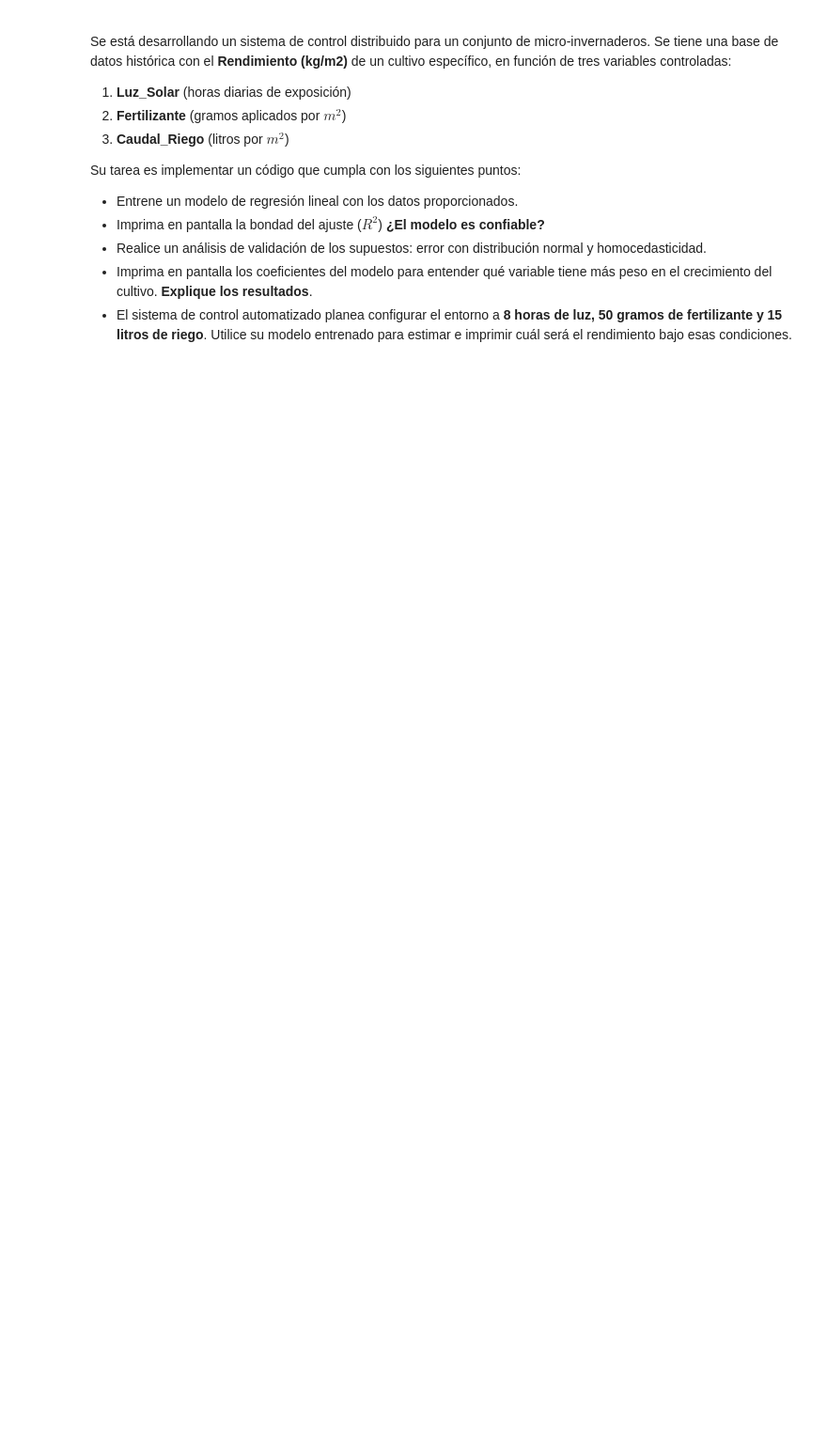
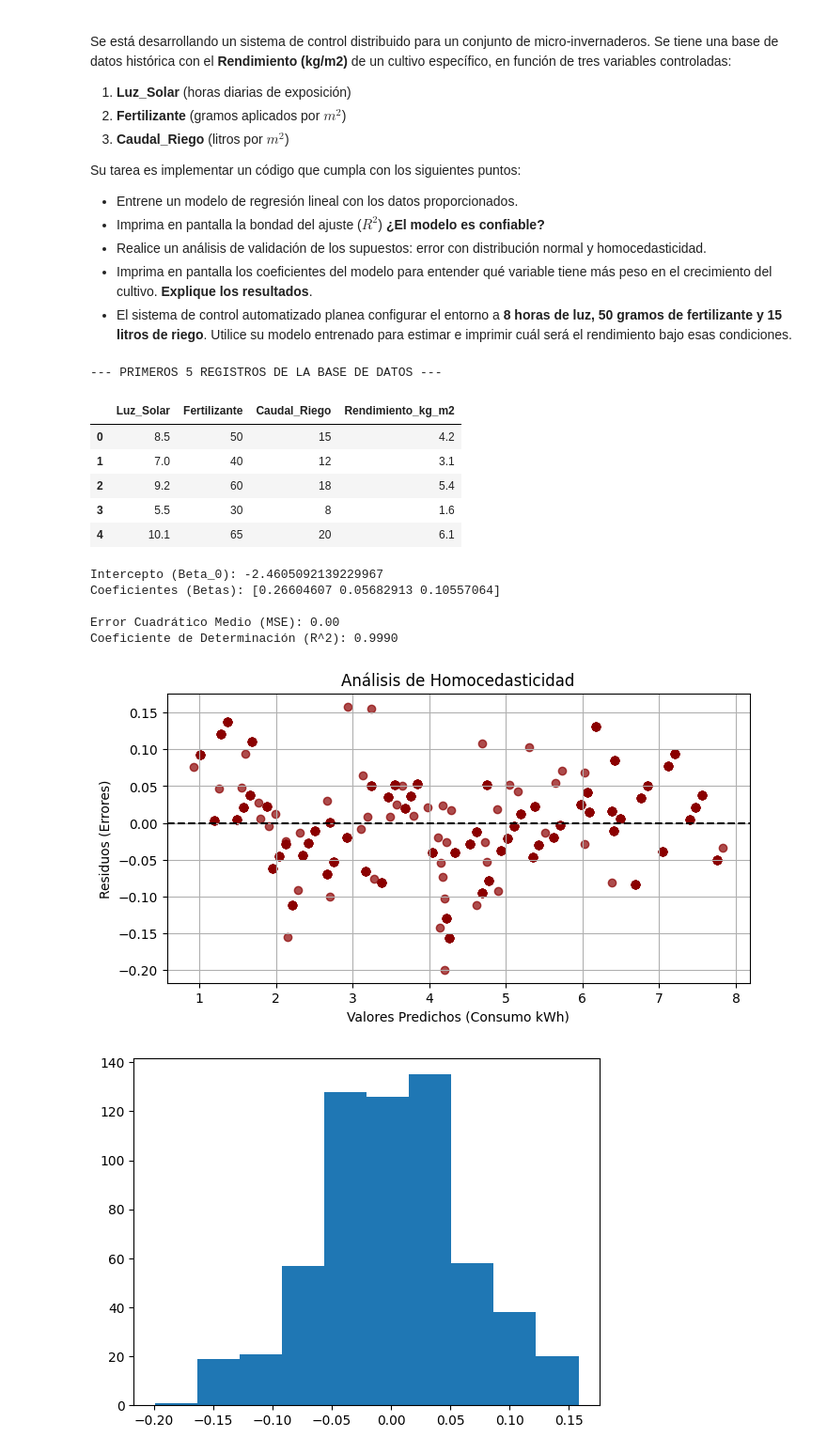
Before and after one commit to Samu24042/CienciaDeDatos, a Jupyter notebook: icd_taller6_regresion_lineal.ipynb, the cells around one changed output. Shown at 94% size. Drawn from its saved outputs; the diff is of its cells as text; code cells hidden in the pictures; blank space fills up the shorter version.

```diff
--- a/icd_taller6_regresion_lineal.ipynb
+++ b/icd_taller6_regresion_lineal.ipynb
@@ -176,0 +232,80 @@ display(df_invernadero.head())
+# %%
+# --- DATOS DE ENTRADA (NO MODIFICAR) ---
+# ID del archivo de Google Sheets generado con datos históricos
+sheet_id_reto = "1tioKUNb6o02g37nii5qHLba4CmV9G9Wsjvqtleepid0"
+url_reto = f"https://docs.google.com/spreadsheets/d/{sheet_id_reto}/export?format=csv"
+
+# Cargamos los datos a un DataFrame
+df_invernadero = pd.read_csv(url_reto)
+
+print("--- PRIMEROS 5 REGISTROS DE LA BASE DE DATOS ---")
+display(df_invernadero.head())
+
+
+# --- TU CÓDIGO EMPIEZA AQUÍ ---
+
+X = df_invernadero[['Luz_Solar', 'Fertilizante', 'Caudal_Riego']]
+y = df_invernadero['Rendimiento_kg_m2']
+
+# Instanciamos el modelo
+modelo_ml = LinearRegression()
+
+# Entrenamos (Ajustamos) el modelo.
+modelo_ml.fit(X, y)
+
+print("Intercepto (Beta_0):", modelo_ml.intercept_)
+print("Coeficientes (Betas):", modelo_ml.coef_)
+
+# Calculamos las métricas de error y precisión
+predicciones = modelo_ml.predict(X)
+mse = mean_squared_error(y, predicciones)
+r2 = r2_score(y, predicciones)
+
+print(f"\nError Cuadrático Medio (MSE): {mse:.2f}")
+print(f"Coeficiente de Determinación (R^2): {r2:.4f}")
+
+
+# --- EVALUACIÓN DE RESIDUOS ---
+
+# El residuo es la diferencia entre el valor real y el valor predicho
+residuos = y - predicciones
+
+# Gráfica de Residuos vs Predicciones
+plt.figure(figsize=(8, 4))
+plt.scatter(predicciones, residuos, alpha=0.7, color="darkred")
+plt.axhline(y=0, color='black', linestyle='--')
+plt.title('Análisis de Homocedasticidad')
+plt.xlabel('Valores Predichos (Consumo kWh)')
+plt.ylabel('Residuos (Errores)')
+plt.grid(True)
+plt.show()
+
+
+plt.hist(residuos)
+plt.show()
+
+# Prueba de normalidad
+estadistico, p_valor = shapiro(residuos)
+
+print("Estadístico:", estadistico)
+print("p-value:", p_valor)
+
+if p_valor > 0.05:
+    print("Los datos parecen seguir una distribución normal")
+else:
+    print("Los datos NO siguen una distribución normal")
+# %% [output]
+--- PRIMEROS 5 REGISTROS DE LA BASE DE DATOS ---
+|  | Luz_Solar | Fertilizante | Caudal_Riego | Rendimiento_kg_m2 |
+| 0 | 8.5 | 50 | 15 | 4.2 |
+| 1 | 7.0 | 40 | 12 | 3.1 |
+| 2 | 9.2 | 60 | 18 | 5.4 |
+| 3 | 5.5 | 30 | 8 | 1.6 |
+| 4 | 10.1 | 65 | 20 | 6.1 |
+Intercepto (Beta_0): -2.4605092139229967
+Coeficientes (Betas): [0.26604607 0.05682913 0.10557064]
+
+Error Cuadrático Medio (MSE): 0.00
+Coeficiente de Determinación (R^2): 0.9990
+[figure, added]
+[figure, added]
```
Also changed, not shown: parts of 8 cells of this notebook.
